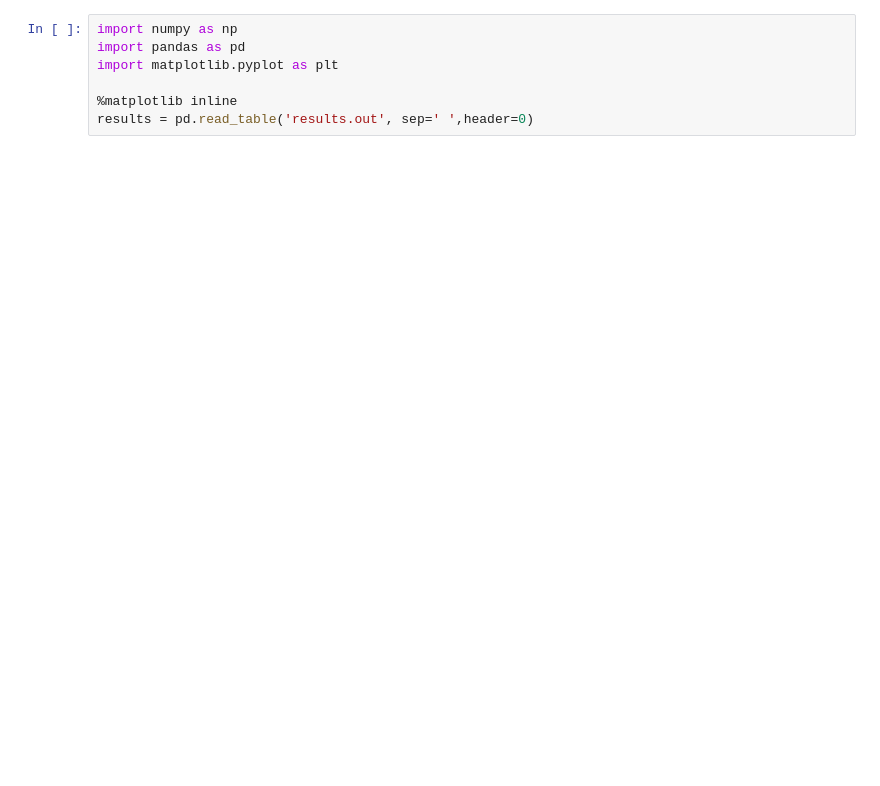
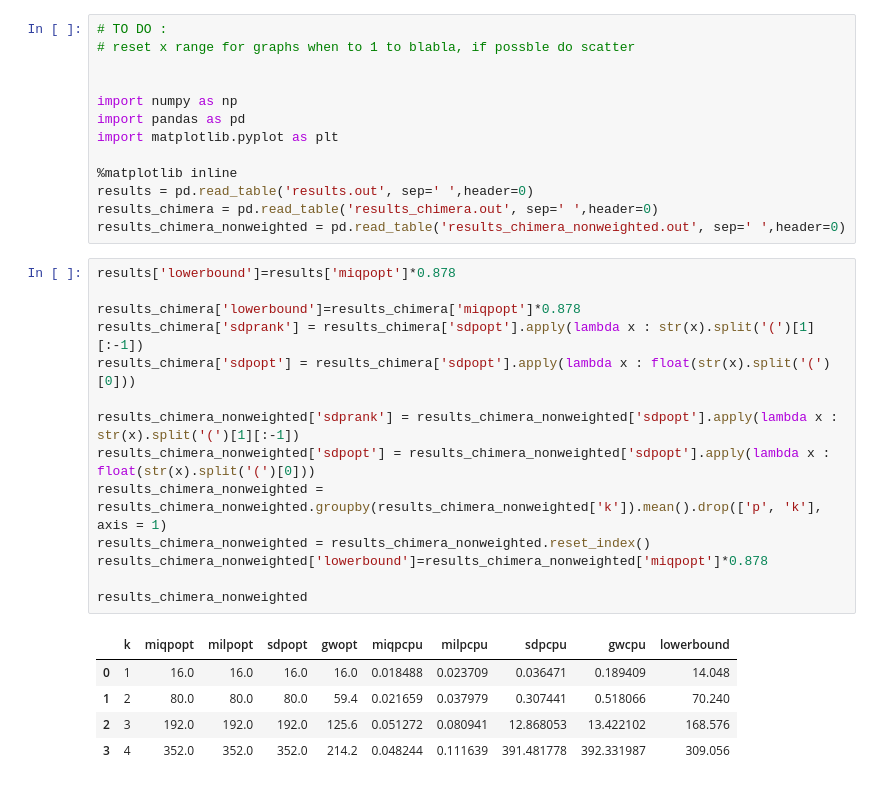
Before and after one commit to yujia21/Projet-INF580, a Jupyter notebook: Visualization.ipynb, the cells around one changed output. Saved outputs shown, nothing was run; the diff lists cells and outputs as text; blank space fills up the shorter version.

```diff
--- a/Visualization.ipynb
+++ b/Visualization.ipynb
@@ -1,8 +1,34 @@
 # %%
+# TO DO :
+# reset x range for graphs when to 1 to blabla, if possble do scatter
+
+
 import numpy as np
 import pandas as pd
 import matplotlib.pyplot as plt
 
 %matplotlib inline
 results = pd.read_table('results.out', sep=' ',header=0)
+results_chimera = pd.read_table('results_chimera.out', sep=' ',header=0)
+results_chimera_nonweighted = pd.read_table('results_chimera_nonweighted.out', sep=' ',header=0)
+# %%
+results['lowerbound']=results['miqpopt']*0.878
+
+results_chimera['lowerbound']=results_chimera['miqpopt']*0.878
+results_chimera['sdprank'] = results_chimera['sdpopt'].apply(lambda x : str(x).split('(')[1][:-1])
+results_chimera['sdpopt'] = results_chimera['sdpopt'].apply(lambda x : float(str(x).split('(')[0]))
+
+results_chimera_nonweighted['sdprank'] = results_chimera_nonweighted['sdpopt'].apply(lambda x : str(x).split('(')[1][:-1])
+results_chimera_nonweighted['sdpopt'] = results_chimera_nonweighted['sdpopt'].apply(lambda x : float(str(x).split('(')[0]))
+results_chimera_nonweighted = results_chimera_nonweighted.groupby(results_chimera_nonweighted['k']).mean().drop(['p', 'k'], axis = 1)
+results_chimera_nonweighted = results_chimera_nonweighted.reset_index()
+results_chimera_nonweighted['lowerbound']=results_chimera_nonweighted['miqpopt']*0.878
+
+results_chimera_nonweighted
+# %% [output]
+|  | k | miqpopt | milpopt | sdpopt | gwopt | miqpcpu | milpcpu | sdpcpu | gwcpu | lowerbound |
+| 0 | 1 | 16.0 | 16.0 | 16.0 | 16.0 | 0.018488 | 0.023709 | 0.036471 | 0.189409 | 14.048 |
+| 1 | 2 | 80.0 | 80.0 | 80.0 | 59.4 | 0.021659 | 0.037979 | 0.307441 | 0.518066 | 70.240 |
+| 2 | 3 | 192.0 | 192.0 | 192.0 | 125.6 | 0.051272 | 0.080941 | 12.868053 | 13.422102 | 168.576 |
+| 3 | 4 | 352.0 | 352.0 | 352.0 | 214.2 | 0.048244 | 0.111639 | 391.481778 | 392.331987 | 309.056 |
 # %%
```
Also changed, not shown: parts of 4 cells of this notebook, 10 other files.
